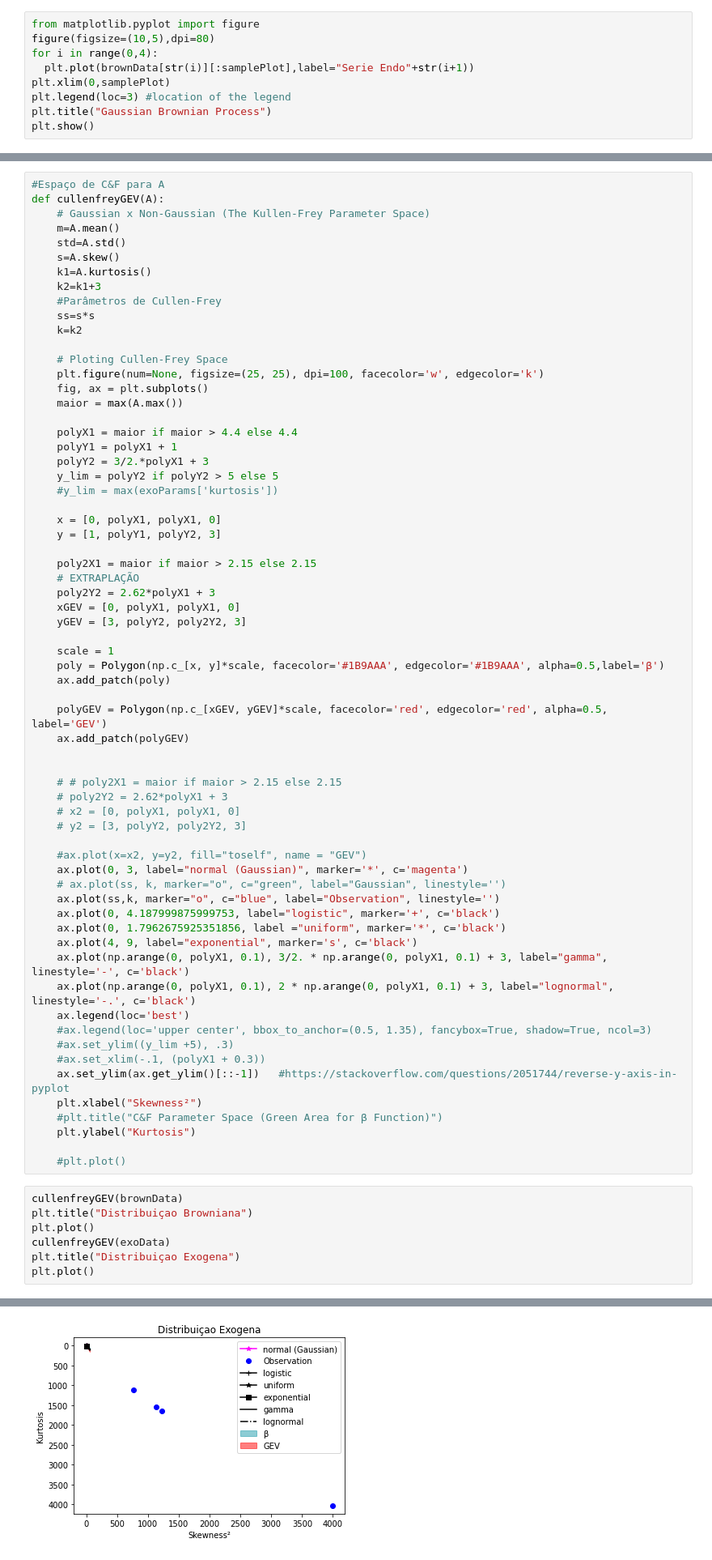
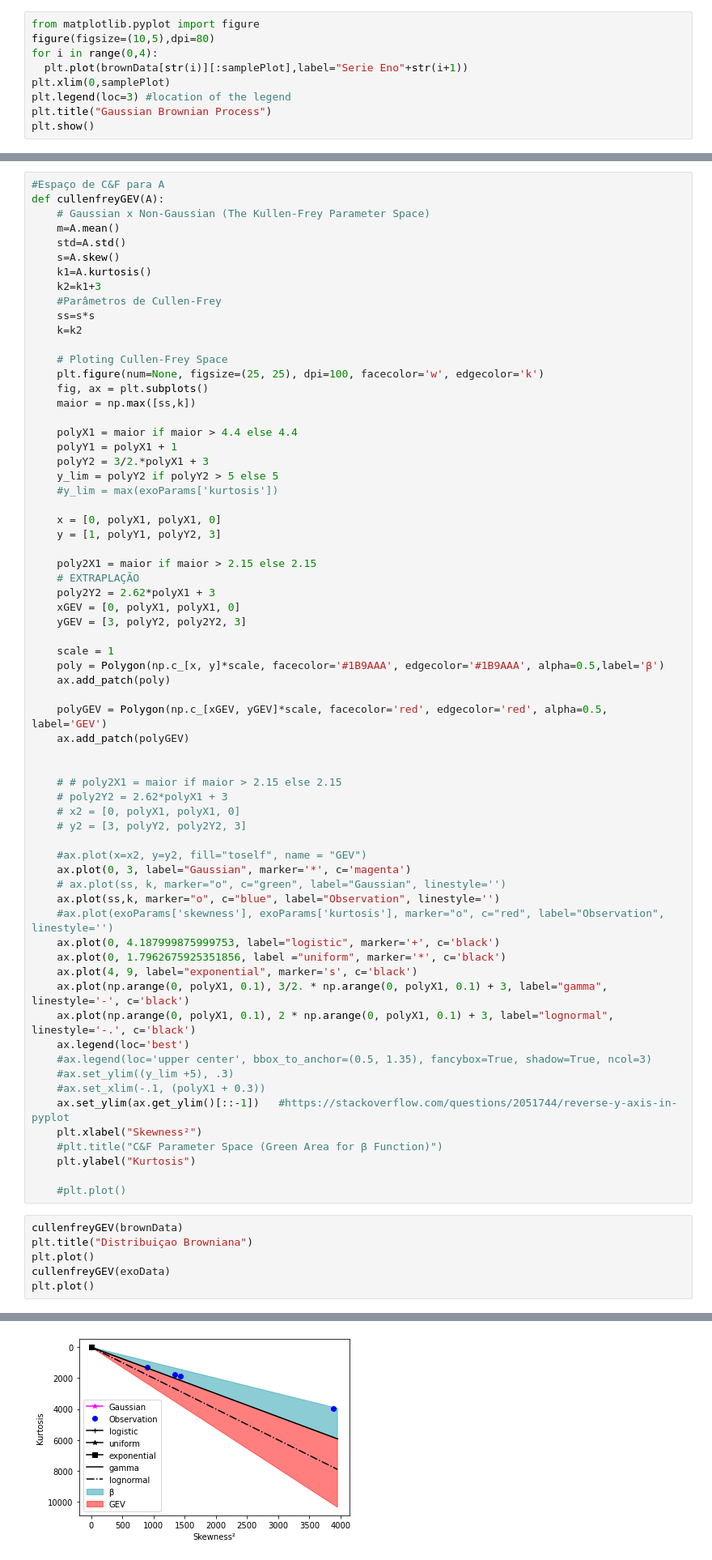
Before and after one commit to barauna-lo/Computational_Statistics, a Jupyter notebook: HandsOn_10/CAP417_HandsOn10_Barauna.ipynb, the cells around one changed output, grey strips where cells are left out. Shown: that part at 81% size. Drawn from its saved outputs; the diff is of its cells as text.

```diff
--- a/HandsOn_10/CAP417_HandsOn10_Barauna.ipynb
+++ b/HandsOn_10/CAP417_HandsOn10_Barauna.ipynb
@@ -304,7 +299,7 @@ for i in range(0,4):
 from matplotlib.pyplot import figure
 figure(figsize=(10,5),dpi=80)
 for i in range(0,4):
-  plt.plot(brownData[str(i)][:samplePlot],label="Serie Endo"+str(i+1))
+  plt.plot(brownData[str(i)][:samplePlot],label="Serie Eno"+str(i+1))
 plt.xlim(0,samplePlot)
 plt.legend(loc=3) #location of the legend
 plt.title("Gaussian Brownian Process")
@@ -351,7 +358,7 @@ def cullenfreyGEV(A):
     # Ploting Cullen-Frey Space
     plt.figure(num=None, figsize=(25, 25), dpi=100, facecolor='w', edgecolor='k')
     fig, ax = plt.subplots()
-    maior = max(A.max())
+    maior = np.max([ss,k])
 
     polyX1 = maior if maior > 4.4 else 4.4
     polyY1 = polyX1 + 1
@@ -382,9 +389,10 @@ def cullenfreyGEV(A):
     # y2 = [3, polyY2, poly2Y2, 3]
 
     #ax.plot(x=x2, y=y2, fill="toself", name = "GEV")
-    ax.plot(0, 3, label="normal (Gaussian)", marker='*', c='magenta')
+    ax.plot(0, 3, label="Gaussian", marker='*', c='magenta')
     # ax.plot(ss, k, marker="o", c="green", label="Gaussian", linestyle='')
     ax.plot(ss,k, marker="o", c="blue", label="Observation", linestyle='')
+    #ax.plot(exoParams['skewness'], exoParams['kurtosis'], marker="o", c="red", label="Observation", linestyle='')
     ax.plot(0, 4.187999875999753, label="logistic", marker='+', c='black')
     ax.plot(0, 1.7962675925351856, label ="uniform", marker='*', c='black')
     ax.plot(4, 9, label="exponential", marker='s', c='black')
@@ -405,7 +413,6 @@ cullenfreyGEV(brownData)
 plt.title("Distribuiçao Browniana")
 plt.plot()
 cullenfreyGEV(exoData)
-plt.title("Distribuiçao Exogena")
 plt.plot()
 # %% [output]
 []
@@ -414,3 +421,3 @@ plt.plot()
 <Figure size 2500x2500 with 0 Axes>
-[figure, old version]
+[figure, new version]
 # %% [markdown]
```
Also changed, not shown: parts of 15 cells of this notebook.
